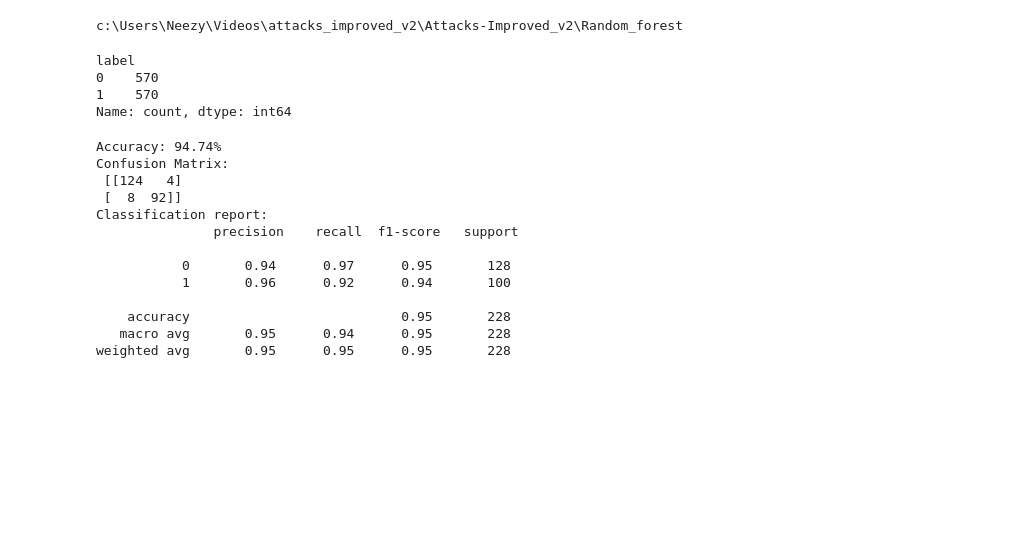
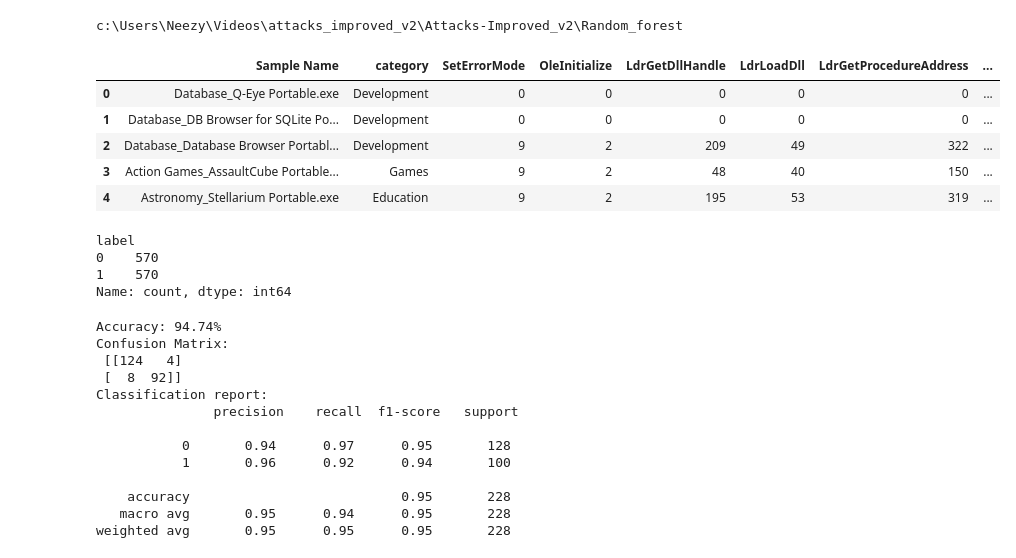
Before and after one commit to Nehal-Mohanlal/Attacks-Improved_v2, a Jupyter notebook: Random_forest/Random_forest_balanced_all_features.ipynb, the cells around one changed output. Cells and saved outputs as stored; diff of their text form; code cells hidden in the pictures; blank space fills up the shorter version.

```diff
--- a/Random_forest/Random_forest_balanced_all_features.ipynb
+++ b/Random_forest/Random_forest_balanced_all_features.ipynb
@@ -36,6 +36,6 @@ logger = logger_module(logger_name=__name__)
 from attack_functionality.general_attack import GeneralAttack
 attack = GeneralAttack()
 # %%
-data = pd.read_csv(BASE_DIR.parent/'data/ds_with_sample_name.csv')
+data = pd.read_csv(BASE_DIR.parent/'data/balanced_df.csv')
 pd.set_option('display.max_rows', None)
 pd.set_option('display.max_columns', None)
@@ -63 +42,10 @@ balanced_df = balanced_df.copy()
+# %%
+data.head()
+# %% [output]
+|  | Sample Name | category | SetErrorMode | OleInitialize | LdrGetDllHandle | LdrLoadDll | LdrGetProcedureAddress | ... |
+| 0 | Database_Q-Eye Portable.exe | Development | 0 | 0 | 0 | 0 | 0 | ... |
+| 1 | Database_DB Browser for SQLite Po... | Development | 0 | 0 | 0 | 0 | 0 | ... |
+| 2 | Database_Database Browser Portabl... | Development | 9 | 2 | 209 | 49 | 322 | ... |
+| 3 | Action Games_AssaultCube Portable... | Games | 9 | 2 | 48 | 40 | 150 | ... |
+| 4 | Astronomy_Stellarium Portable.exe | Education | 9 | 2 | 195 | 53 | 319 | ... |
 # %%
```
Also changed, not shown: parts of 20 cells of this notebook, 27 other files.
